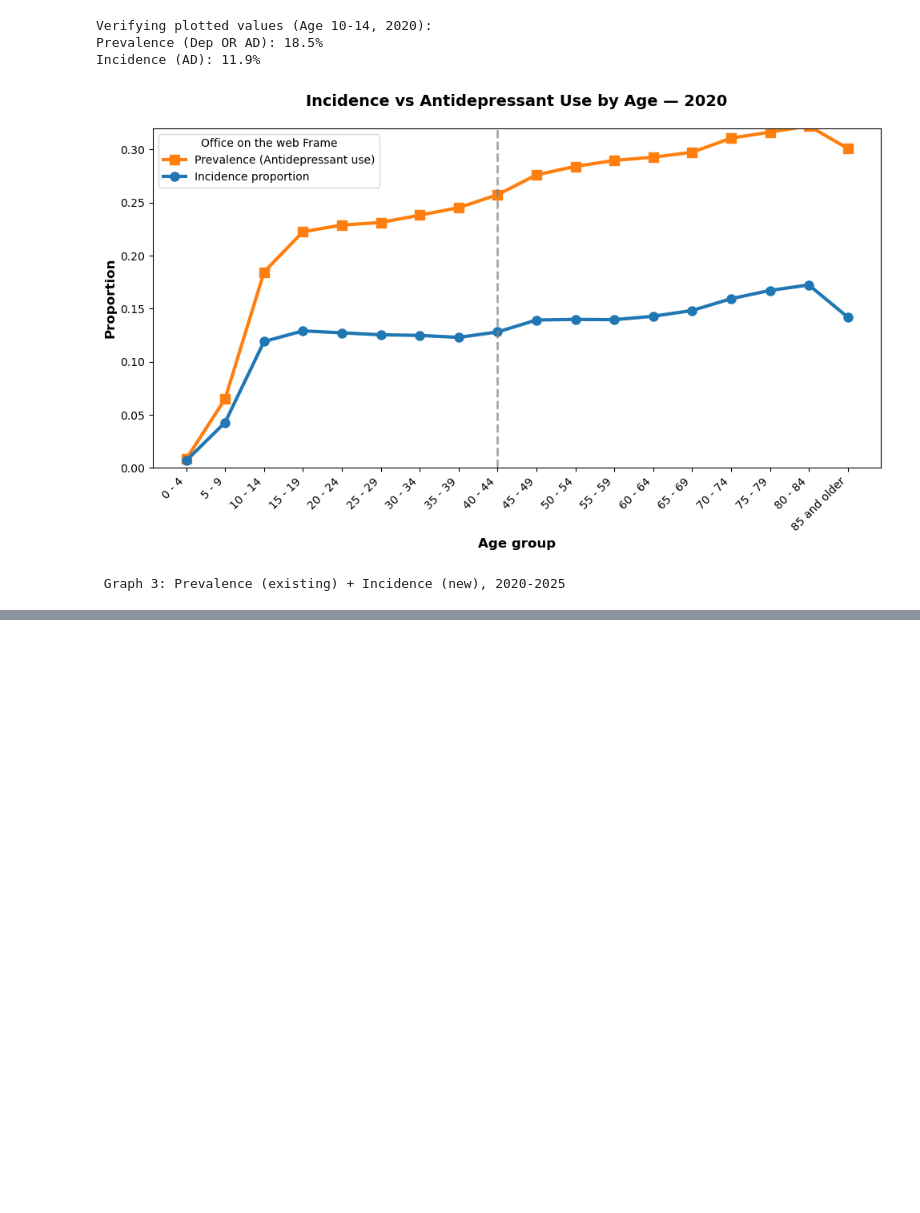
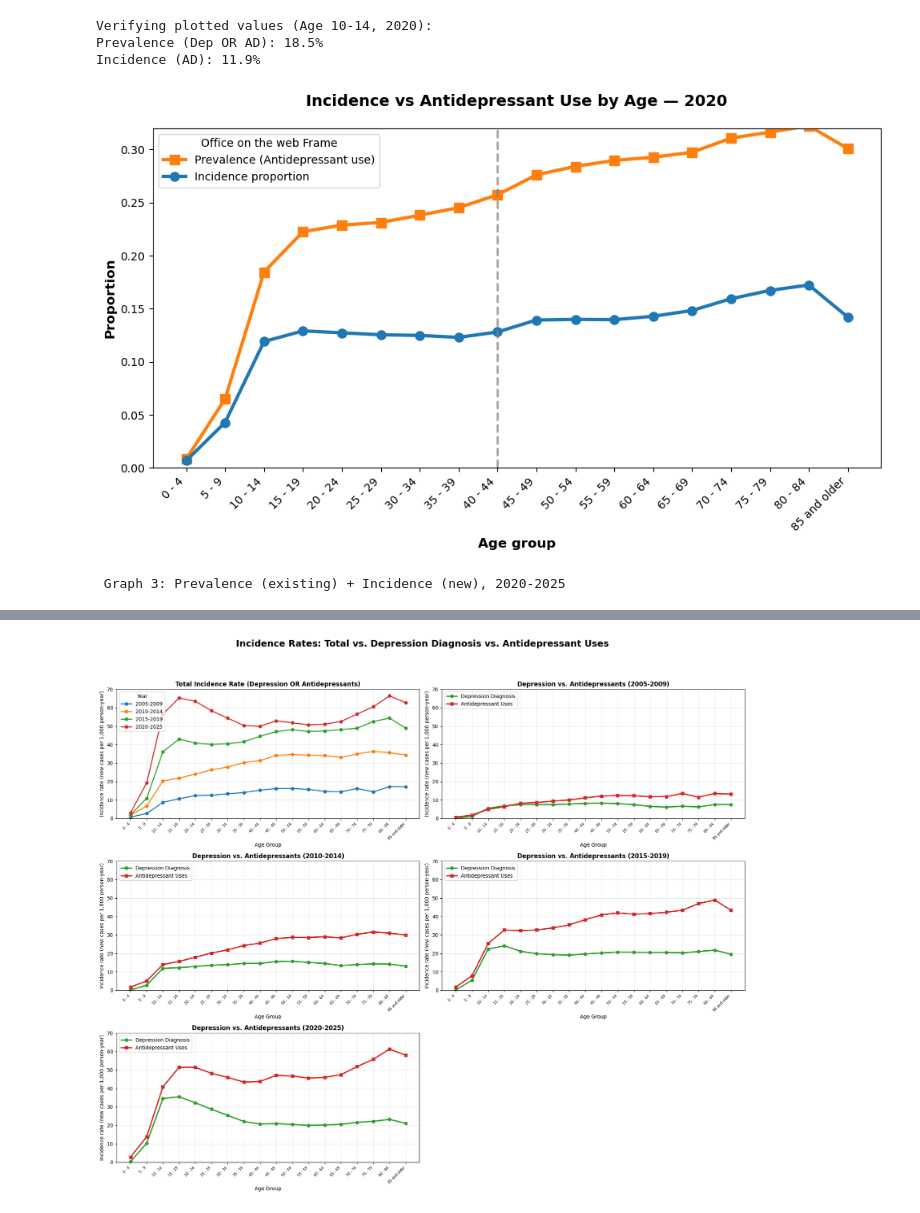
Before and after one commit to lwoods05130/depression_risk_poster, a Jupyter notebook: ResearchFairGraphs.ipynb, the cells around one changed output, grey strips where cells are left out. Cells and saved outputs as stored; diff of their text form; code cells hidden in the pictures; blank space fills up the shorter version.

```diff
--- a/ResearchFairGraphs.ipynb
+++ b/ResearchFairGraphs.ipynb
@@ -217,0 +326,50 @@ print(" Graph 3: Prevalence (existing) + Incidence (new), 2020-2025")
+# %%
+import matplotlib.pyplot as plt
+
+fig, axes = plt.subplots(3, 2, figsize=(18, 15)) # 3 rows, 2 columns for 6 subplots
+
+# Panel [0,0]: Total Incidence Rates (Depression OR Antidepressants) for all periods
+ax_total = axes[0, 0]
+for y in years:
+    d = df_by_year[y]
+    ax_total.plot(d["Age"], d["Rate_Either_per1000py"], marker="o", linewidth=2,
+                  label=period_labels[y], color=colors[y])
+ax_total.set_title("Total Incidence Rate (Depression OR Antidepressants)", fontweight='bold')
+ax_total.legend(title="Year", loc="upper left")
+ax_total.grid(True, alpha=0.3)
+
+# Panels for Depression vs Antidepressant Incidence Rates for all 4 periods
+comparison_years_all = [2005, 2010, 2015, 2020]
+panel_coords_comparisons = [(0, 1), (1, 0), (1, 1), (2, 0)] # Coordinates for the 4 comparison plots
+
+for i, year in enumerate(comparison_years_all):
+    ax = axes[panel_coords_comparisons[i]]
+    d = df_by_year[year]
+    ax.plot(d["Age"], d["Rate_Dep_per1000py"], marker="o", linewidth=2.5,
+            label="Depression Diagnosis", color='#2ca02c')
+    ax.plot(d["Age"], d["Rate_AD_per1000py"], marker="s", linewidth=2.5,
+            label="Antidepressant Uses", color='#d62728')
+    ax.set_title(f"Depression vs. Antidepressants ({period_labels[year]})", fontweight='bold')
+    ax.legend(loc="upper left")
+    ax.grid(True, alpha=0.3)
+
+# Hide the unused last subplot if it exists (e.g., axes[2,1] in a 3x2 grid with 5 plots)
+if len(panel_coords_comparisons) < (axes.shape[0] * axes.shape[1] - 1):
+    axes[2,1].axis('off')
+
+# Format all active axes
+for ax in axes.flat:
+    if ax.has_data(): # Only format axes that have plots
+        ax.set_xlabel("Age Group", fontsize=10)
+        ax.set_ylabel("Incidence rate (new cases per 1,000 person-year)", fontsize=10)
+        ax.set_xticks(range(len(age_order)))
+        ax.set_xticklabels(age_order, rotation=45, ha="right", fontsize=7)
+        ax.set_ylim(0, 70) # Set consistent y-axis limit
+
+fig.suptitle("Incidence Rates: Total vs. Depression Diagnosis vs. Antidepressant Uses",
+             fontsize=18, fontweight='bold', y=1.02)
+plt.tight_layout(rect=[0, 0, 1, 0.98]) # Adjust layout to prevent suptitle overlap
+plt.savefig("G_Combined_Incidence_Rates_3x2_All_Periods.png", dpi=300, bbox_inches='tight')
+plt.show()
+# %% [output]
+[figure, added]
```
Also changed, not shown: parts of 4 cells of this notebook.
